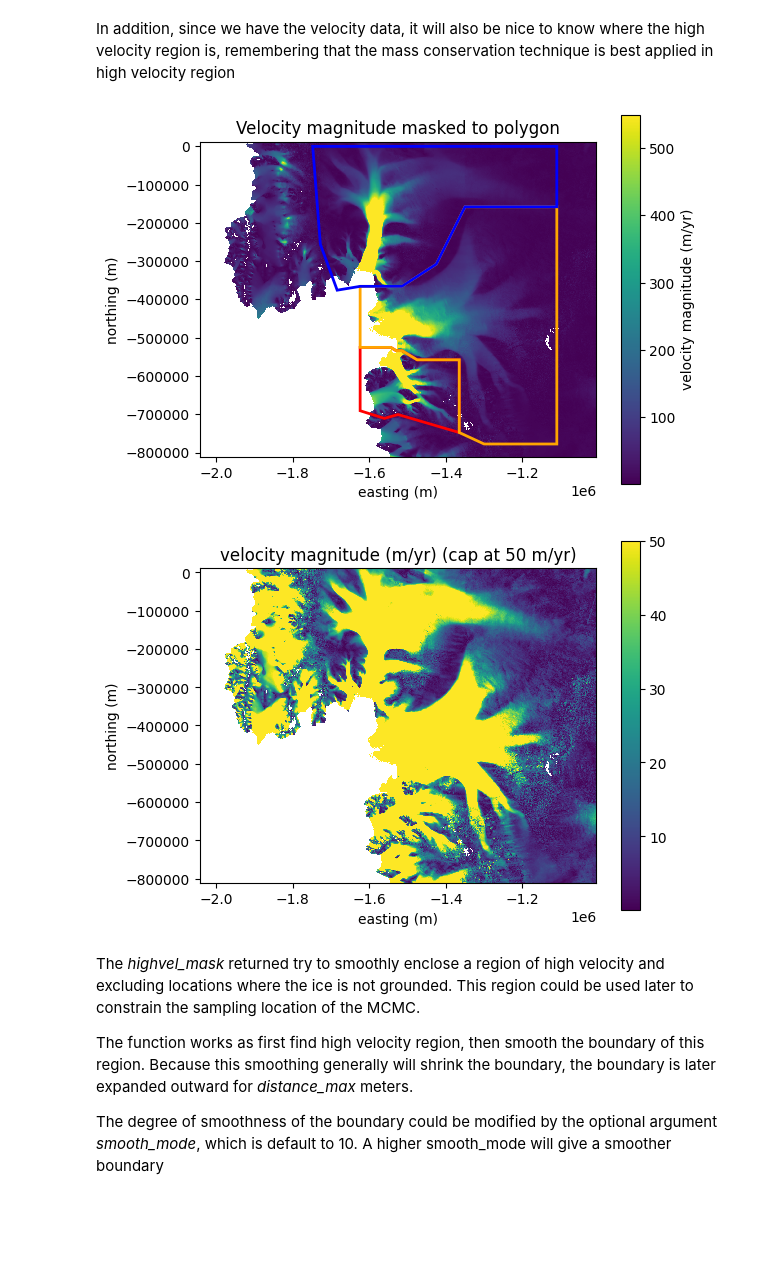
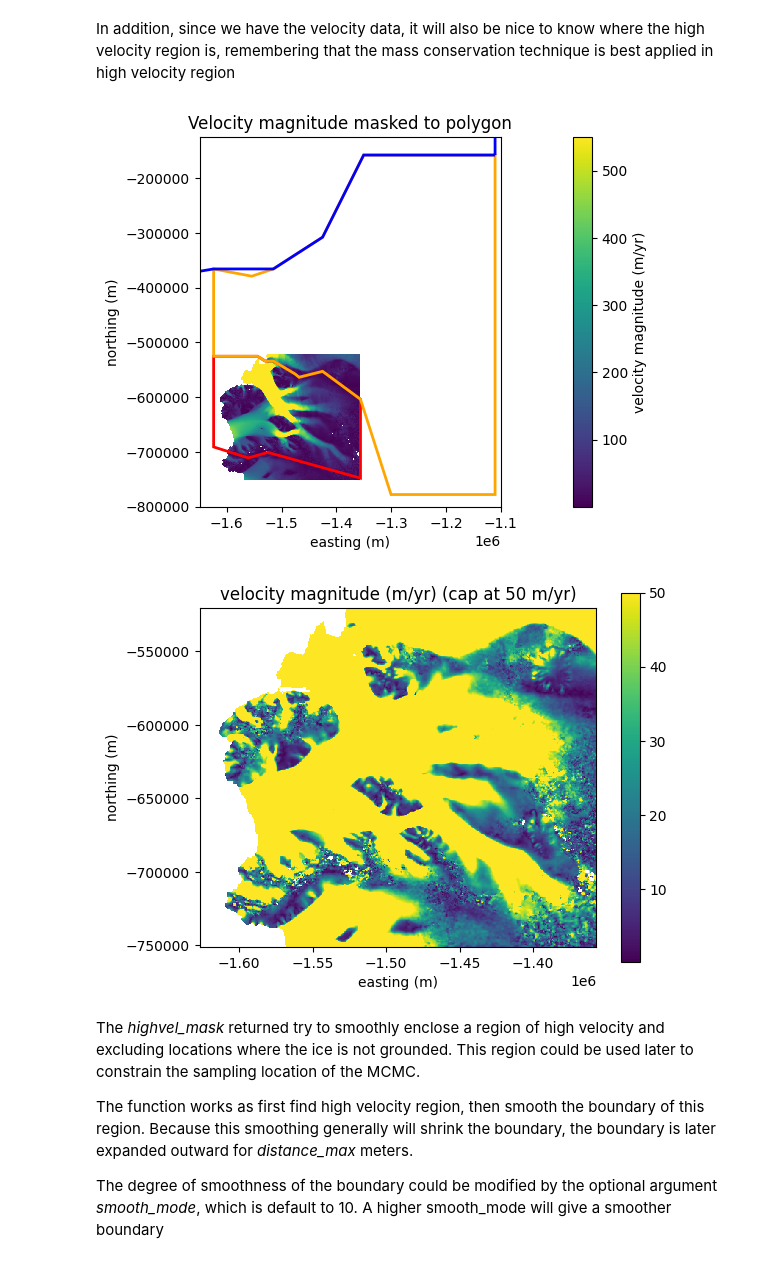
Before and after one commit to sean293/gly4930-antartic-bed-mapping, a Jupyter notebook: labs/lab_01/Lab1_LoadData.ipynb, the cells around one changed output. Cells and saved outputs as stored; diff of their text form; code cells hidden in the pictures; blank space fills up the shorter version.

```diff
--- a/labs/lab_01/Lab1_LoadData.ipynb
+++ b/labs/lab_01/Lab1_LoadData.ipynb
@@ -51,12 +51,13 @@ ymin = -710750 # -500250
 ymax = -359250 # -529250 # -300250
 '''
 
+'''
 # Pine island, Thwaites+Haynes, Kohler+Pope+Smith
 xmin = -2043750 # -2043750
 xmax = -1006750
 ymin = -810750
 ymax = 11250
-
+'''
 
 '''# Thwaites+Haynes, Kohler+Pope+Smith
 xmin = -1626750 # 2300250
@@ -65,9 +66,16 @@ ymin = -710750 # -500250
 ymax = -359250# -529250 # -300250
 '''
 
-'''# Kohler+Pope+Smith
+'''
+# Kohler+Pope+Smith + Haynes
 xmin = -1626750 # 2300250
 xmax = -1356750 # 2600250
 ymin = -710750 # -500250
 ymax = -359250# -529250 # -300250
 '''
+
+# Kohler+Pope+Smith
+xmin = -1626750 # 2300250
+xmax = -1356750 # 2600250
+ymin = -750750 # -500250
+ymax = -520250# -529250 # -300250
@@ -222,14 +229,15 @@ In addition, since we have the velocity data, it will also be nice to know where
 # %%
 # Kohler, Pope, Smith
 # list of cords in polar stereographic
-poly_kps = [(-1624250, -525250), (-1544250, -525250), (-1530250, -533750), (-1515250, -533750), (-1475250, -557750), (-1365250, -557750),
-           (-1365250, -747750), (-1525250, -700750), (-1560839, -710812), (-1624250, -690812)]
+poly_kps = [(-1624250, -525250), (-1544250, -525250), (-1530250, -533750), (-1515250, -533750), (-1475250, -557750), (-1468102, -563551),
+            (-1425250, -552750), (-1356039, -603747), (-1356039, -747750), (-1525250, -700750), (-1560839, -710812), (-1624250, -690812)]
 mpl_poly_kps = MplPolygon(poly_kps, closed=True, edgecolor="red", facecolor="none", lw=2)
 
 # Thwaites and Haynes
-poly_th = [(-1624250, -525250), (-1544250, -525250), (-1530250, -533750), (-1515250, -533750), (-1475250, -557750), (-1365250, -557750),
-           (-1365250, -747750), (-1300250, -777750), (-1110250, -777750), (-1110250, -157750), (-1350250, -157750), (-1425250, -307750),
-           (-1515250, -365750),  (-1624250, -365750)]
+poly_th = [(-1624250, -525250), (-1544250, -525250), (-1530250, -533750), (-1515250, -533750), (-1475250, -557750), (-1468102, -563551),
+           (-1425250, -552750), (-1356039, -603747), (-1300250, -777750), (-1110250, -777750), (-1110250, -157750), (-1350250, -157750),
+           (-1425250, -307750), (-1515250, -365750), (-1554611, -378973), (-1624250, -365750)]
+
 mpl_poly_th = MplPolygon(poly_th, closed=True, edgecolor="orange", facecolor="none", lw=2)
 
 # Pine Island
@@ -256,38 +264,38 @@ pi_br = (-1100000, -400000)
 # calculate velocity magnitude
 vel_mag = np.sqrt(velx**2 + vely**2)
 
 # Polygon mask using matplotlib Path for speed
 poly_path = Path(poly_kps)
 points = np.vstack((xx.flatten(), yy.flatten())).T
 mask = poly_path.contains_points(points).reshape(xx.shape)
 
 # Apply mask
 vel_mag_masked = np.where(mask, vel_mag, np.nan)
 
 # Plot masked velocity
 plt.figure()
 plt.pcolormesh(xx, yy, vel_mag, vmax=550, shading="auto") # to show only masked part, replace with vel_mag_masked
 plt.colorbar(label="velocity magnitude (m/yr)")
 plt.axis("scaled")
 plt.title("Velocity magnitude masked to polygon")
 plt.xlabel("easting (m)")
 plt.ylabel("northing (m)")
 
 # Plot polygons
 plt.gca().add_patch(mpl_poly_kps)
 plt.gca().add_patch(mpl_poly_th)
 plt.gca().add_patch(mpl_poly_pi)
 
 # Set the boundary of the frame
-top_left = thp_tl
-bottom_right = thp_br
+top_left = th_tl
+bottom_right = th_br
 # Comment out to see whole frame
-#plt.xlim(top_left[0], bottom_right[0])
-#plt.ylim(bottom_right[1], top_left[1])
+plt.xlim(top_left[0], bottom_right[0])
+plt.ylim(bottom_right[1], top_left[1])
 
 plt.show()
 # %% [output]
-[figure, old version]
+[figure, new version]
 # %%
 # calculate velocity magnitude
 vel_mag = np.sqrt(velx**2 + vely**2)
@@ -301,7 +309,7 @@ plt.xlabel('easting (m)')
 plt.ylabel('northing (m)')
 plt.show()
 # %% [output]
-[figure, old version]
+[figure, new version]
 # %% [markdown]
 The *highvel_mask* returned try to smoothly enclose a region of high velocity and excluding locations where the ice is not grounded. This region could be used later to constrain the sampling location of the MCMC.
 
```
Also changed, not shown: parts of 18 cells of this notebook, 3 other files.
